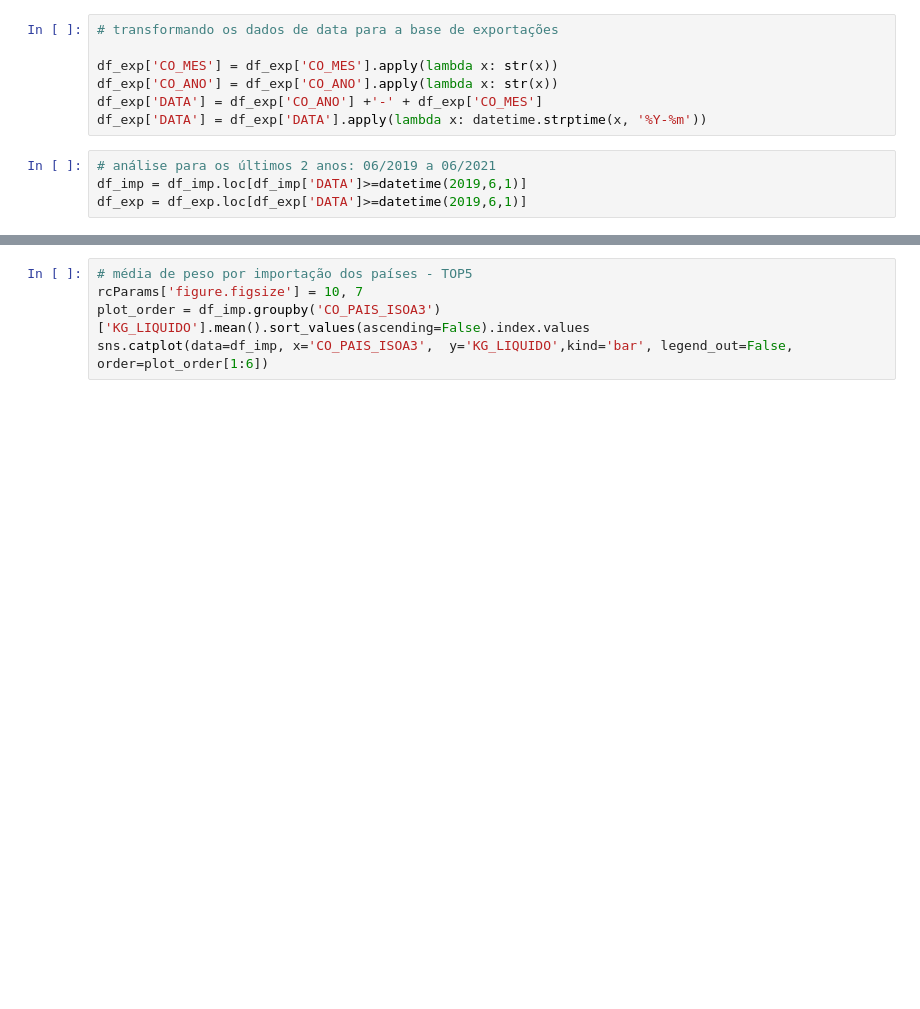
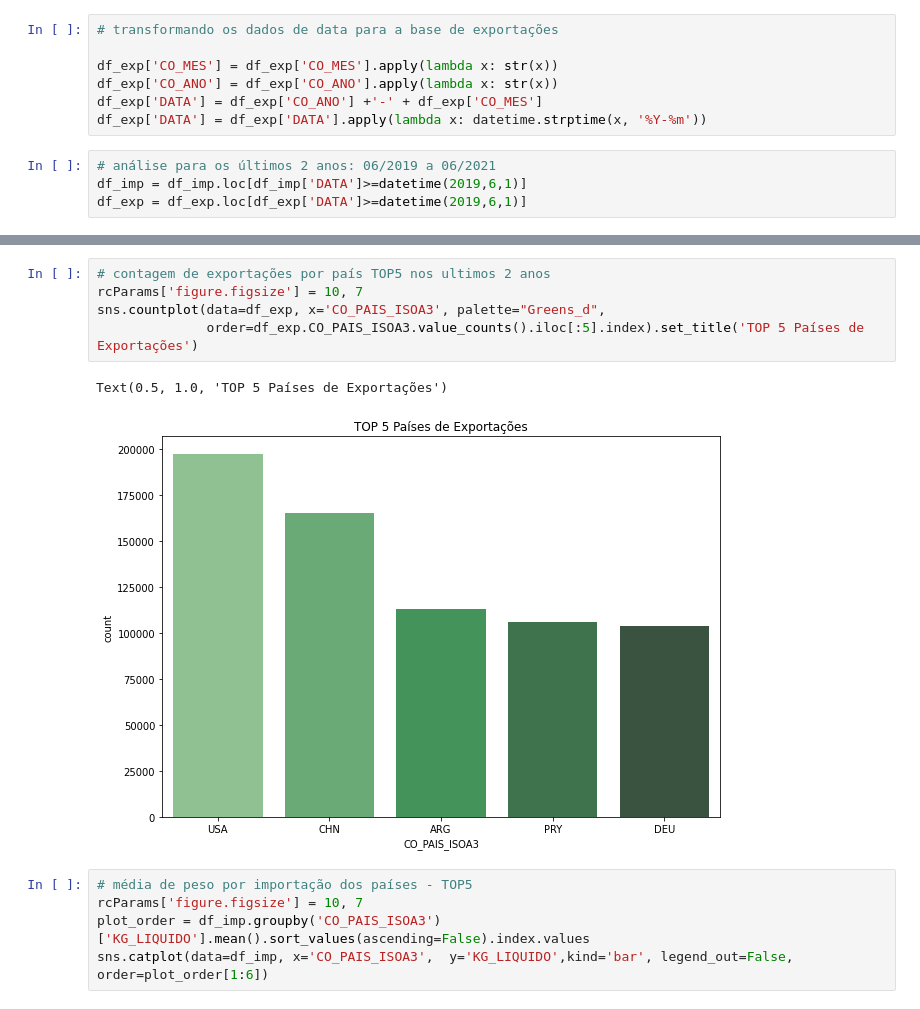
Before and after one commit to Gabrieleas10/case_FortBrasil, a Jupyter notebook: scripts/data_analysis.ipynb, the cells around one changed output, grey strips where cells are left out. Saved outputs shown, nothing was run; the diff lists cells and outputs as text; blank space fills up the shorter version.

```diff
--- a/scripts/data_analysis.ipynb
+++ b/scripts/data_analysis.ipynb
@@ -82,3 +95,11 @@ Text(0.5, 1.0, 'TOP 5 Países de Exportações')
+# %%
+# contagem de exportações por país TOP5 nos ultimos 2 anos
+rcParams['figure.figsize'] = 10, 7
+sns.countplot(data=df_exp, x='CO_PAIS_ISOA3', palette="Greens_d",
+              order=df_exp.CO_PAIS_ISOA3.value_counts().iloc[:5].index).set_title('TOP 5 Países de Exportações')
+# %% [output]
+Text(0.5, 1.0, 'TOP 5 Países de Exportações')
+[figure, added]
 # %%
 # média de peso por importação dos países - TOP5
 rcParams['figure.figsize'] = 10, 7
```
Also changed, not shown: parts of 9 cells of this notebook.
